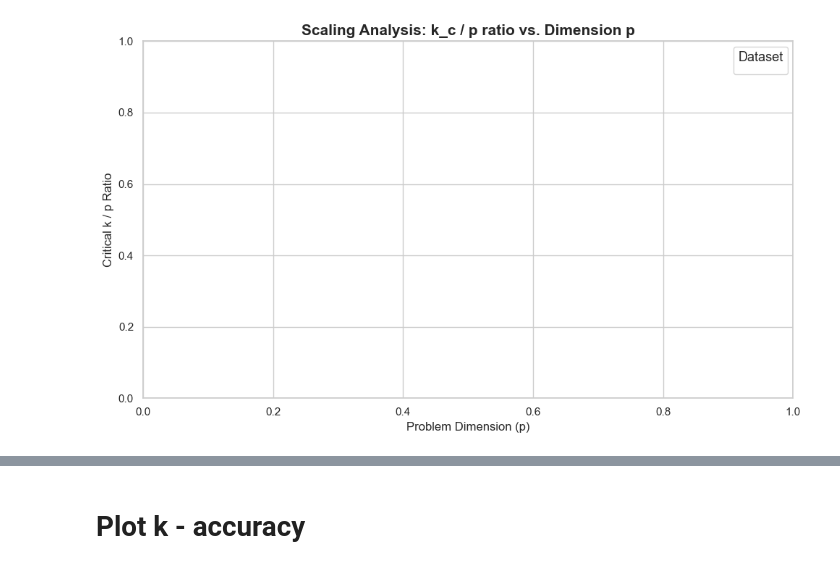
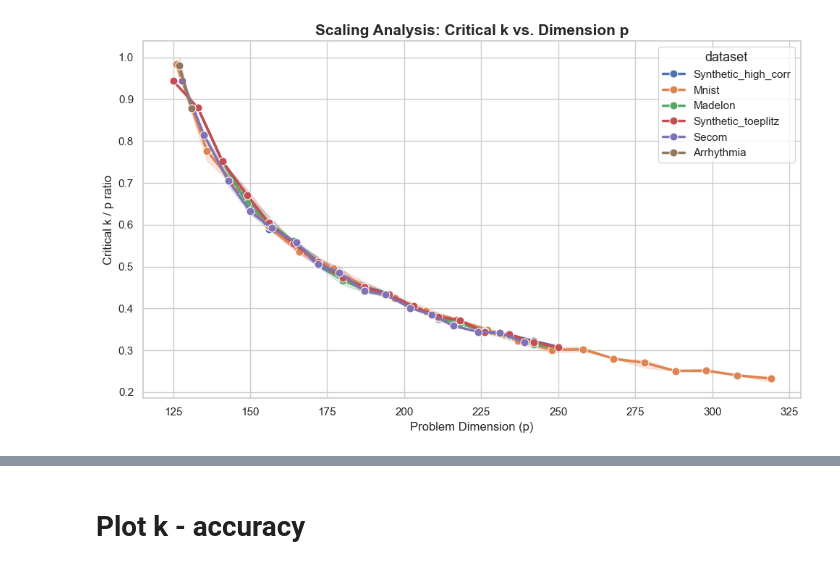
Before and after one commit to SnowHana/gridfw, a Jupyter notebook: scripts/plot_k.ipynb, the cells around one changed output, grey strips where cells are left out. Cells and saved outputs as stored; diff of their text form; code cells hidden in the pictures.

```diff
--- a/scripts/plot_k.ipynb
+++ b/scripts/plot_k.ipynb
@@ -43,5 +54,4 @@ def load_data():
         sys.exit(1)
 # %%
 df = load_data()
-# Filter acceptable
-df = df[(df["Speedup_At_k"] > 0.95) & (df["Speedup_At_k"] < 1.05)]
+df = df[(df["speedup_at_k"] > 0.95) & (df["speedup_at_k"] < 1.05)]
@@ -128,41 +134,4 @@ plot_p(100, df)
-# %%
-# Plot k_c / p ratio
-df.columns
-df["kp_ratio"] = df["Final_Critical_k"] /  df["p"]
-# %%
-
-
-sns.set_theme(style="whitegrid")
-plt.figure(figsize=(10, 6))
-
-# 3. Create the Plot
-# Grouping by 'Dataset' happens automatically via the 'hue' parameter
-plot = sns.lineplot(
-    data=df,
-    x='p',
-    y='kp_ratio',
-    hue='Dataset',
-    marker='o',
-    linewidth=2.5,
-    markersize=8
-)
-
-# 4. Annotate and Beautify
-plt.title('Scaling Analysis: k_c / p ratio vs. Dimension p', fontsize=15, fontweight='bold')
-plt.xlabel('Problem Dimension (p)', fontsize=12)
-plt.ylabel('Critical k / p Ratio', fontsize=12)
-plt.legend(title='Dataset', title_fontsize='13', fontsize='11')
-
-# Optional: Force y-axis to start at 0
-# plt.ylim(0, df['Final_Critical_k'].max() * 1.1)
-
-
-plt.tight_layout()
-
-# 5. Save and Show
-save_path = PROJECT_ROOT / "logs" / "plots" / f"Critical_k_p_ratio.pdf"
-save_path.parent.mkdir(parents=True, exist_ok=True)
-plt.savefig(save_path, dpi=300)
-plt.show()
-# %% [output]
-[figure, removed]
+# %%
+plot_p_ratio_time(df=df)
+# %% [output]
+[figure, added]
```
Also changed, not shown: parts of 16 cells of this notebook, 9 other files.
